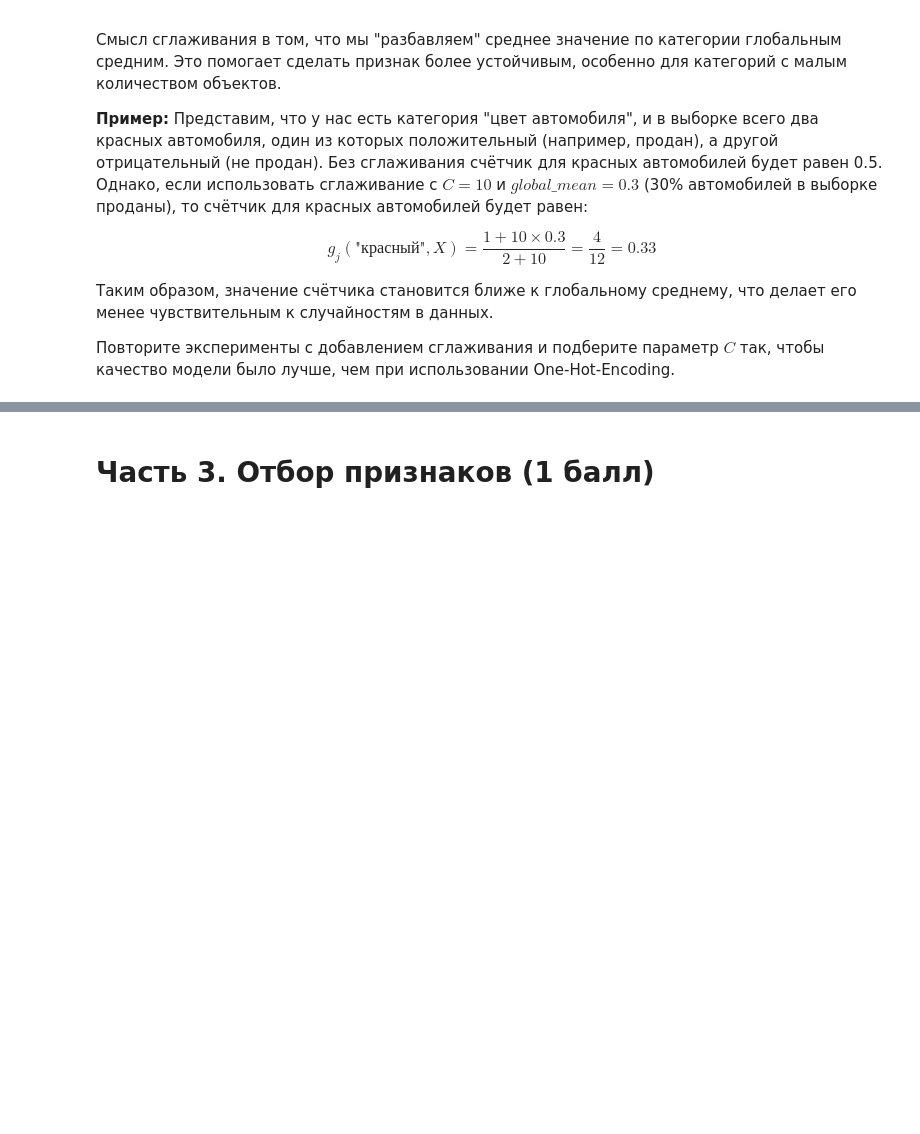
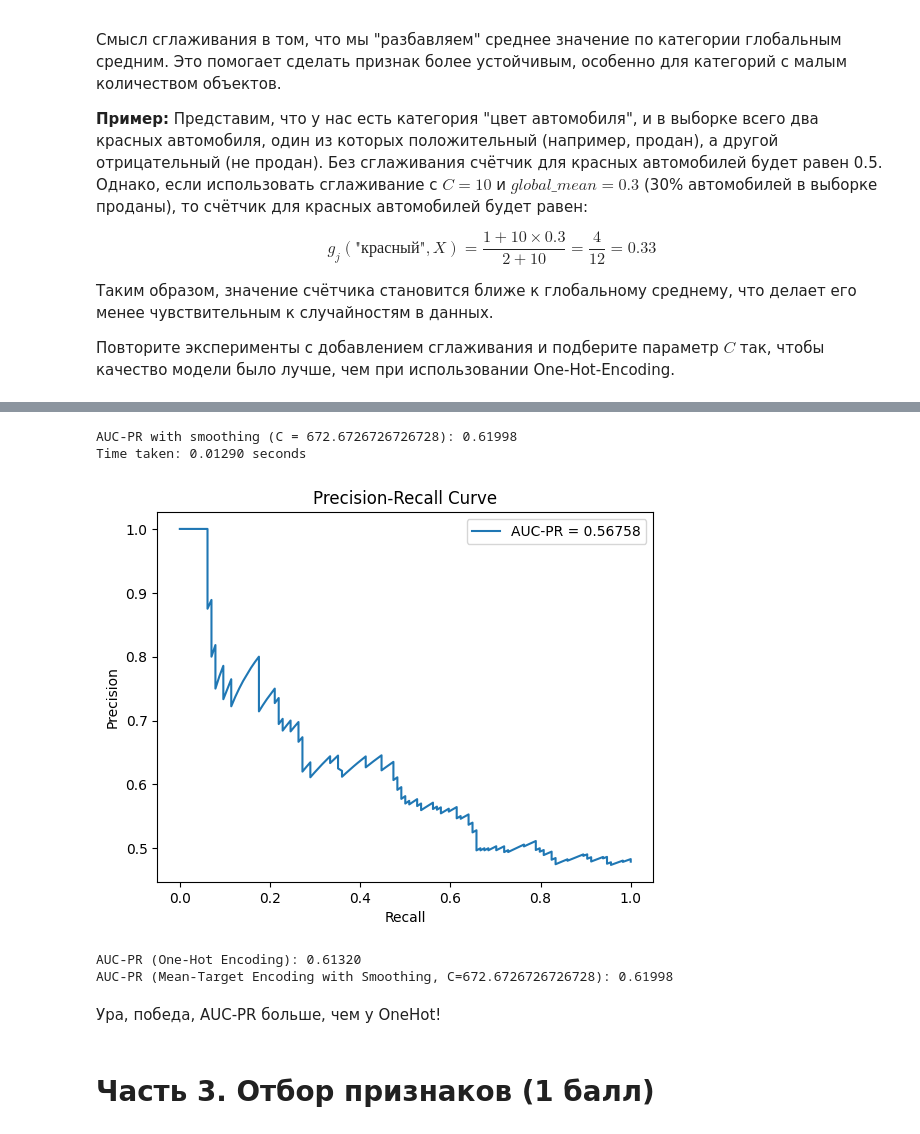
Before and after one commit to MidnightShad0w/LinearClassificationLab5, a Jupyter notebook: Копия_блокнота__ML_MAI_Linear_classification_LAB_5_ipynb_1.ipynb, the cells around one changed output, grey strips where cells are left out. Drawn from its saved outputs; the diff is of its cells as text; code cells hidden in the pictures; blank space fills up the shorter version.

```diff
--- a/Копия_блокнота__ML_MAI_Linear_classification_LAB_5_ipynb_1.ipynb
+++ b/Копия_блокнота__ML_MAI_Linear_classification_LAB_5_ipynb_1.ipynb
@@ -831,3 +959,62 @@ $$
+# %%
+np.random.seed(777)
+start_time = time.time()
+
+X_train_encoded = X_train.copy()
+X_test_encoded = X_test.copy()
+
+global_mean = y_train.mean()
+
+# циклом по каждому признаку
+for col in X_train.columns:
+    # количество и ср знач целевой переменной для каждого признака
+    stats = y_train.groupby(X_train[col]).agg(['count', 'mean'])
+    counts = stats['count']
+    means = stats['mean']
+
+    # сглаженные средние
+    smooth = (means * counts + best_C * global_mean) / (counts + best_C)
+
+    # шум
+    smooth_noisy = smooth + np.random.normal(0, noise_level, size=smooth.shape)
+
+    # замена категории на сглаженные средние
+    X_train_encoded[col] = X_train[col].map(smooth_noisy)
+    X_test_encoded[col] = X_test[col].map(smooth_noisy)
+
+logreg = LogisticRegression(max_iter=10000, random_state=777)
+logreg.fit(X_train_encoded, y_train)
+
+end_time = time.time()
+time_best_C = end_time - start_time
+
+y_pred_proba_best_C = logreg.predict_proba(X_test_encoded)[:, 1]
+
+auc_pr_best_C = average_precision_score(y_test, y_pred_proba_best_C)
+print(f"AUC-PR with smoothing (C = {best_C}): {auc_pr_best_C:.5f}")
+print(f"Time taken: {time_best_C:.5f} seconds")
+
+precision, recall, _ = precision_recall_curve(y_test, y_pred_proba_best_C)
+
+plt.figure()
+plt.plot(recall, precision, label=f'AUC-PR = {auc_pr:.5f}')
+plt.xlabel('Recall')
+plt.ylabel('Precision')
+plt.title('Precision-Recall Curve')
+plt.legend()
+plt.show()
+# %% [output]
+AUC-PR with smoothing (C = 672.6726726726728): 0.61998
+Time taken: 0.01290 seconds
+[figure, added]
+# %%
+print(f"AUC-PR (One-Hot Encoding): {average_precision_score(y_test, y_pred_proba_hot):.5f}")
+print(f"AUC-PR (Mean-Target Encoding with Smoothing, C={best_C}): {auc_pr_best_C:.5f}")
+# %% [output]
+AUC-PR (One-Hot Encoding): 0.61320
+AUC-PR (Mean-Target Encoding with Smoothing, C=672.6726726726728): 0.61998
+# %% [markdown]
+Ура, победа, AUC-PR больше, чем у OneHot!
 # %% [markdown]
 # Часть 3. Отбор признаков (1 балл)
 # %% [markdown]
```
Also changed, not shown: parts of 46 cells of this notebook, 1 other file.
